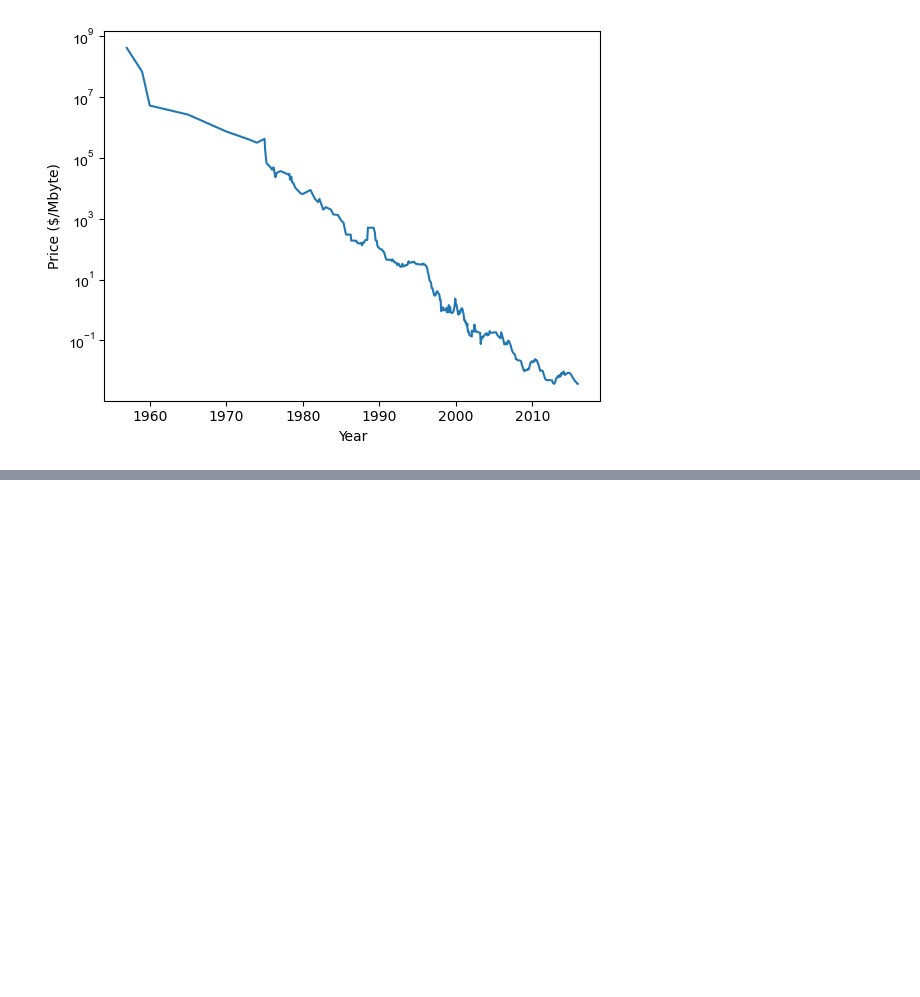
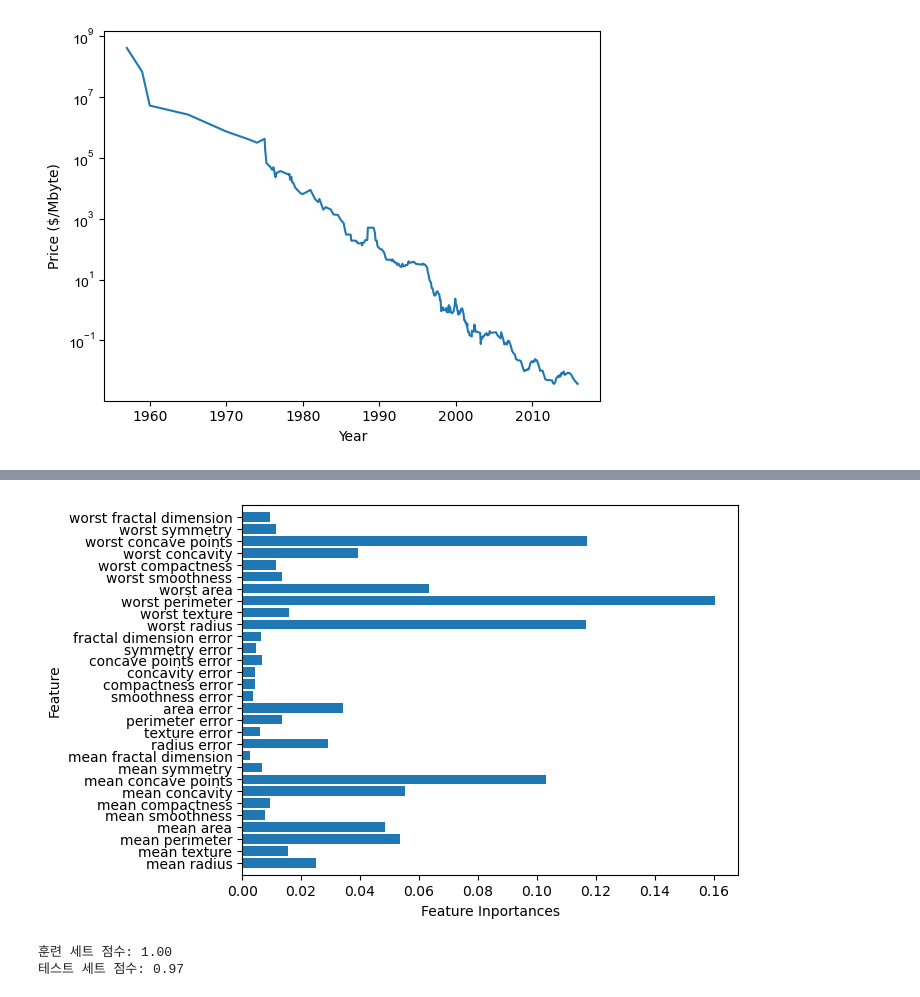
Before and after one commit to sbs24013/CCT, a Jupyter notebook: 파이썬 라이브러리를 활용한 머신러닝/02 지도학습.ipynb, the cells around one changed output, grey strips where cells are left out. Cells and saved outputs as stored; diff of their text form; code cells hidden in the pictures; blank space fills up the shorter version.

```diff
--- a/파이썬 라이브러리를 활용한 머신러닝/02 지도학습.ipynb
+++ b/파이썬 라이브러리를 활용한 머신러닝/02 지도학습.ipynb
@@ -686,0 +735,21 @@ price_lr = np.exp(pred_lr)
+# %%
+plot_feaeture_infortances_cancer(forest)
+# %% [output]
+[figure, added]
+# %%
+# 유방암 데이터셋 + GradientBoostingClassifier
+# (depth: 3, n_estimators: 100, learning_rate: 0.1)
+
+from sklearn.ensemble import GradientBoostingClassifier
+
+X_train, X_test, y_train, y_test = train_test_split(cancer.data, cancer.target, random_state=0)
+
+# Gradient Boosted Regression Trees
+gbrt = GradientBoostingClassifier(random_state=0)
+gbrt.fit(X_train, y_train)
+
+print("훈련 세트 점수: {:.2f}".format(gbrt.score(X_train, y_train)))
+print("테스트 세트 점수: {:.2f}".format(gbrt.score(X_test, y_test)))
+# %% [output]
+훈련 세트 점수: 1.00
+테스트 세트 점수: 0.97
```
Also changed, not shown: parts of 5 cells of this notebook, 5 other files.
